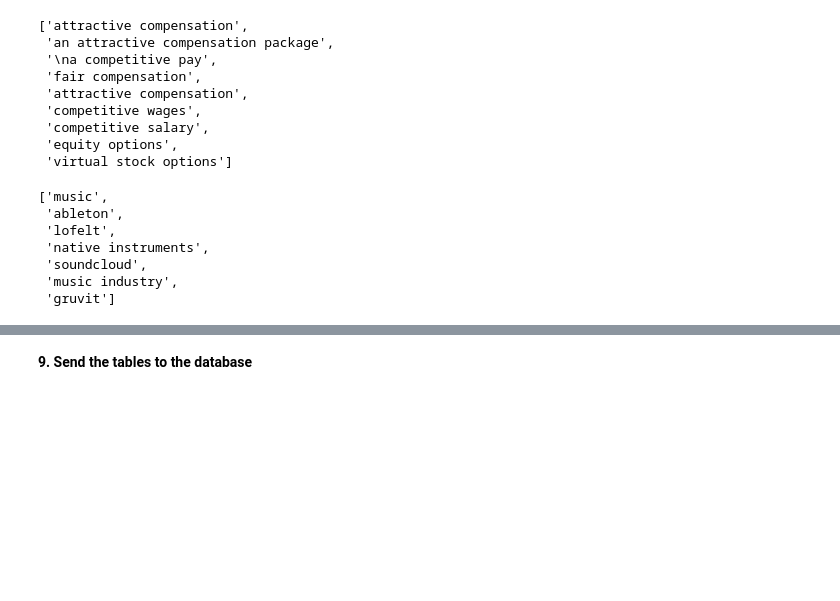
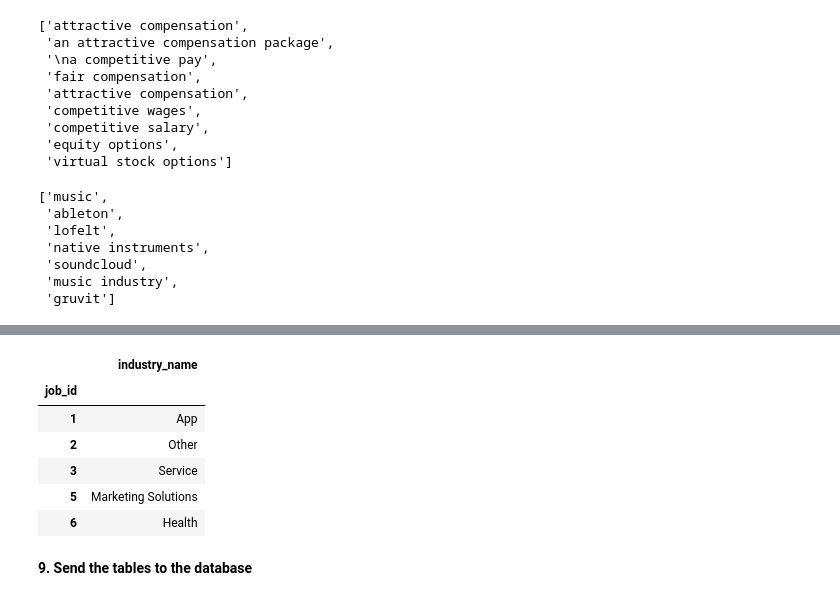
Before and after one commit to alhewpl/berlin_startup_jobs_analysis, a Jupyter notebook: parsing-industry-perks-degree-experience/Skills_perks_industry_table_creation-Copy1.ipynb, the cells around one changed output, grey strips where cells are left out. Saved outputs shown, nothing was run; the diff lists cells and outputs as text; code cells hidden in the pictures; blank space fills up the shorter version.

```diff
--- a/parsing-industry-perks-degree-experience/Skills_perks_industry_table_creation-Copy1.ipynb
+++ b/parsing-industry-perks-degree-experience/Skills_perks_industry_table_creation-Copy1.ipynb
@@ -432,3 +460,27 @@ industry
+# %%
+list1 = list(data['ID'])
+list2 = list(industry['job_id'])
+main_list = np.setdiff1d(list1,list2)
+# %%
+main_list = np.setdiff1d(list1,list2)
+# %%
+others = pd.DataFrame(main_list)
+others['industry'] = 'Other'
+others.columns =['job_id','industry_name']
+industry_final = others.append(industry)
+# %%
+industry_final = industry_final.sort_values('job_id')
+industry_final = industry_final.head().set_index('job_id')
+# %%
+industry_final.head()
+# %% [output]
+|  | industry_name |
+| job_id |  |
+| 1 | App |
+| 2 | Other |
+| 3 | Service |
+| 5 | Marketing Solutions |
+| 6 | Health |
 # %% [markdown]
 **9. Send the tables to the database**
 # %%
```
Also changed, not shown: parts of 27 cells of this notebook.
